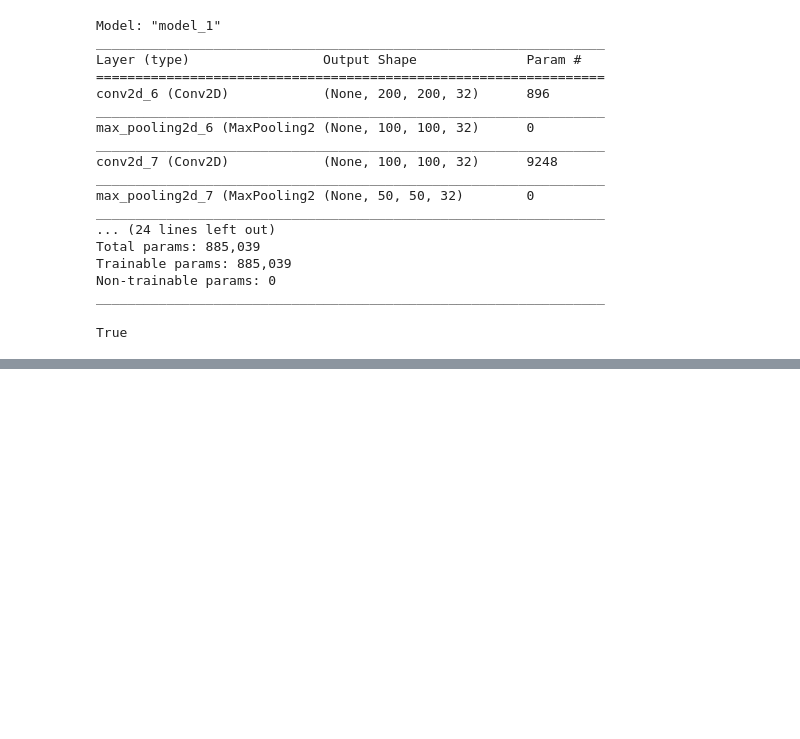
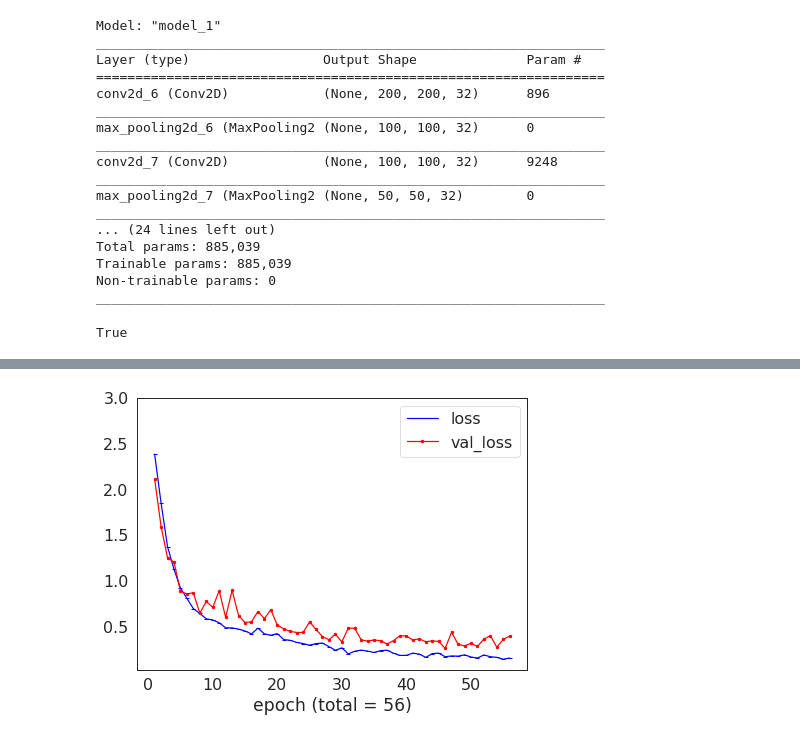
Before and after one commit to valmadrid/Image-Classification, a Jupyter notebook: fruit_image_classification.ipynb, the cells around one changed output, grey strips where cells are left out. Drawn from its saved outputs; the diff is of its cells as text; code cells hidden in the pictures; blank space fills up the shorter version.

```diff
--- a/fruit_image_classification.ipynb
+++ b/fruit_image_classification.ipynb
@@ -387,0 +395,21 @@ Epoch 9/100
+# %%
+def plot_histories(histories, to_plot=['loss', 'val_loss']):
+  plt.figure(figsize=(7,5))
+  for i in to_plot:
+    for history in histories:
+      j = list()
+      for k in history.history[i]:
+            j.append(k)
+    epochs = range(1, len(j) + 1)
+    color = 'red' if 'val' in i else 'blue'
+    marker = '.' if 'val' in i else '_'
+    plt.plot(epochs, j, color=color, marker=marker, label=i)
+
+  plt.ylim(top=np.ceil(max(j)))
+  plt.legend()
+  plt.xlabel('epoch (total = {})'.format(len(epochs)))
+  plt.show()
+# %%
+plot_histories(histories)
+# %% [output]
+[figure, added]
```
Also changed, not shown: parts of 5 cells of this notebook.
